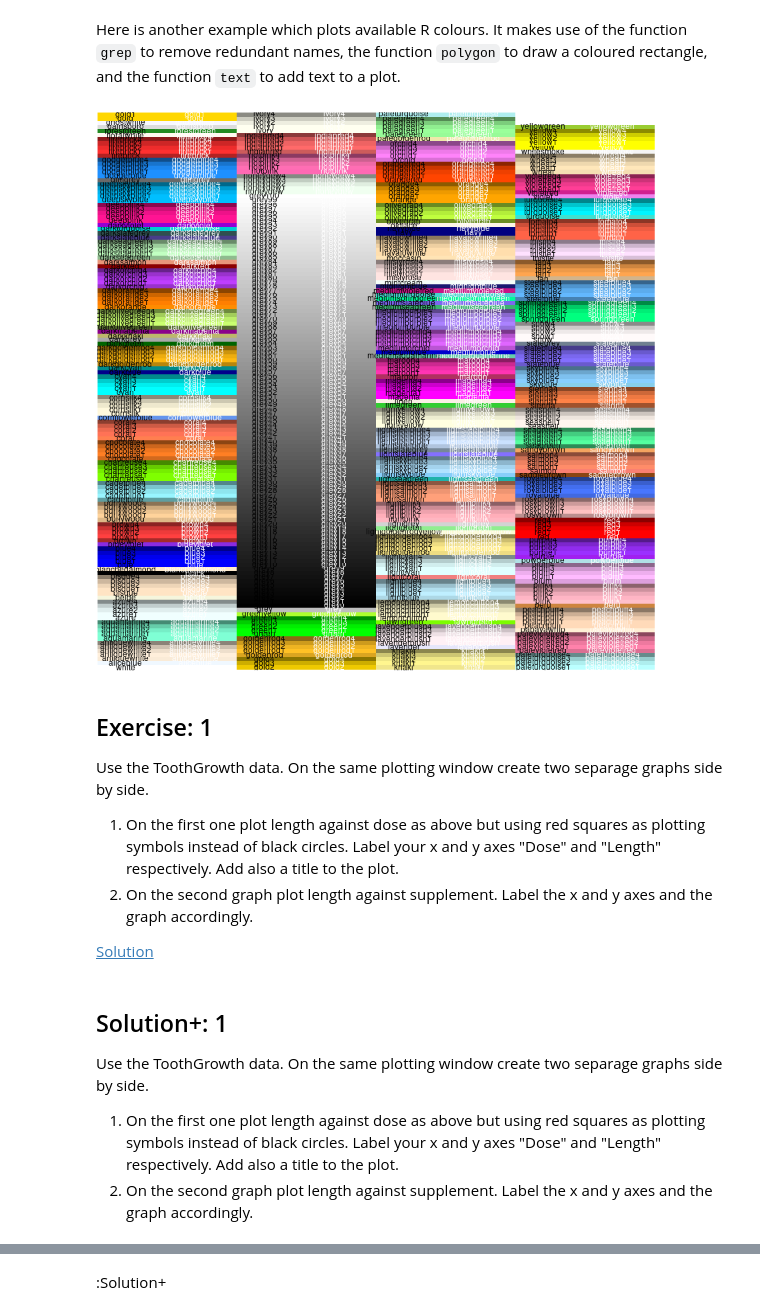
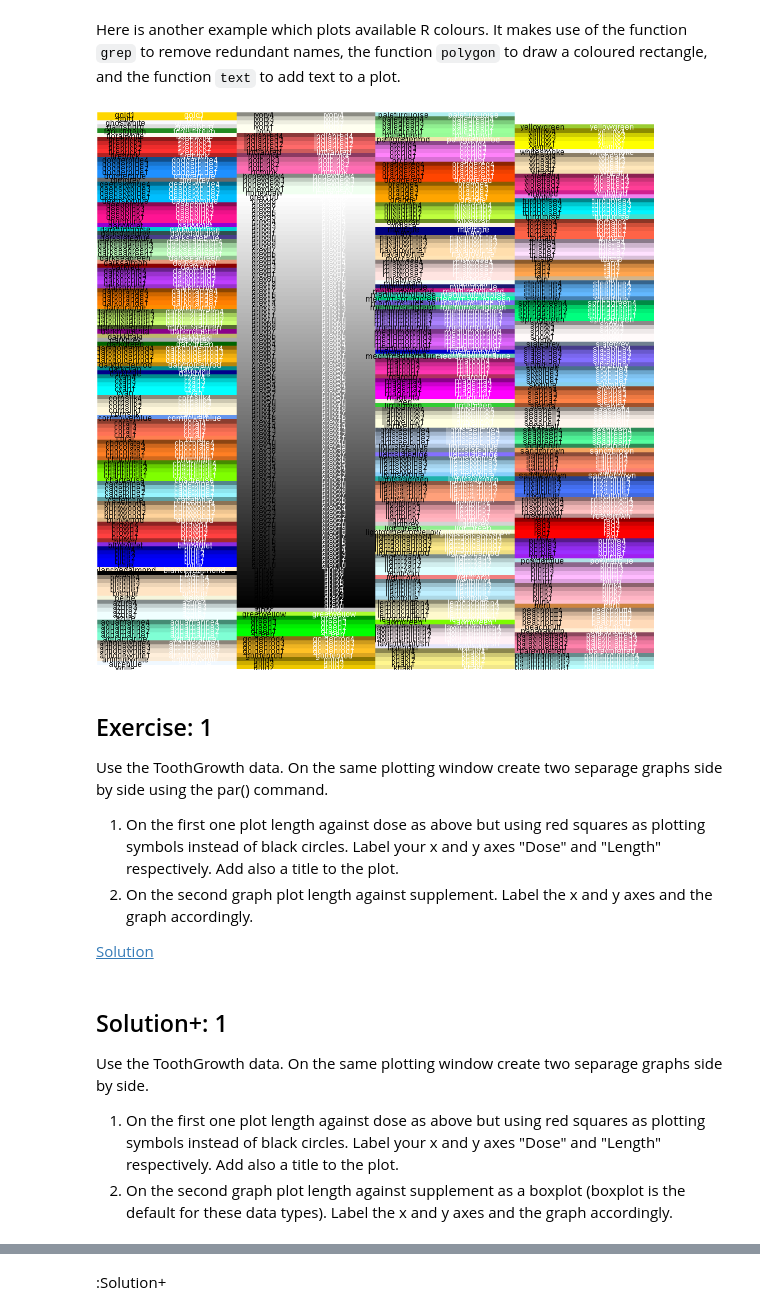
Before and after one commit to JDBetteridge/samba_induction_r, a Jupyter notebook: nbplain/03_graphics.ipynb, the cells around one changed output, grey strips where cells are left out. Cells and saved outputs as stored; diff of their text form; code cells hidden in the pictures.

```diff
--- a/nbplain/03_graphics.ipynb
+++ b/nbplain/03_graphics.ipynb
@@ -72,28 +72,28 @@ Here is another example which plots available R colours. It makes use of the fun
 # %%
 # Uncomment lines to export plots
 
-clall <- colors()
-cl <- grep("gray", clall, value = TRUE, invert = TRUE) # Remove synonym gray
-ncl <- length(cl) # Number of colours
-ncol <- 4 # Number of columns
-nrow <- ceiling(ncl/ncol) # Number of rows
+clall = colors()
+cl = grep("gray", clall, value = TRUE, invert = TRUE) # Remove entries containing 'gray' since there are duplicates with 'grey'
+ncl = length(cl) # Number of colours
+ncol = 4 # Number of columns
+nrow = ceiling(ncl/ncol) # Number of rows
 # pdf("Rcols.pdf", width = 7, height = 30)
 par(mar = c(.1, .1, .1, .1), ann = FALSE, xaxs = "i", yaxs = "i") # Conserve space
 plot(c(0,ncol), c(0,nrow), type = "n", axes = FALSE) # Draw the plot area, plot nothing
 for (i in 1:ncl) {
-  row <- (i-1) %% nrow        # Row position
-  col <- ceiling(i/nrow) - 1  # Column position
+  row = (i-1) %% nrow        # Row position
+  col = ceiling(i/nrow) - 1  # Column position
   polygon(c(0, 0, 1, 1) + col, c(0, 1, 1, 0) + row , col = cl[i], border = NA) # Draw a coloured box
   text(.2 + col, .5 + row , cl[i], col = "black", cex = .6) # Display colour name
   text(.7 + col, .5 + row, cl[i], col = "white", cex = .6)  # Display colour name
 }
-# dev.off()
+#dev.off()
 # %% [output]
-[figure, old version]
+[figure, new version]
 # %% [markdown]
 ## Exercise: 1
 Use the ToothGrowth data.
-On the same plotting window create two separage graphs side by side.
+On the same plotting window create two separage graphs side by side using the par() command.
 1. On the first one plot length against dose as above but using red squares as plotting symbols instead of black circles. Label your x and y axes "Dose" and "Length" respectively. Add also a title to the plot.
 2. On the second graph plot length against supplement. Label the x and y axes and the graph accordingly.
 
@@ -103,7 +103,7 @@ On the same plotting window create two separage graphs side by side.
 Use the ToothGrowth data.
 On the same plotting window create two separage graphs side by side.
 1. On the first one plot length against dose as above but using red squares as plotting symbols instead of black circles. Label your x and y axes "Dose" and "Length" respectively. Add also a title to the plot.
-2. On the second graph plot length against supplement. Label the x and y axes and the graph accordingly.
+2. On the second graph plot length against supplement as a boxplot (boxplot is the default for these data types). Label the x and y axes and the graph accordingly.
 # %%
 par(mfrow = c(1, 2))
 plot(dose, len, type = "p", pch = 0, col = "red", xlab = "Dose", ylab = "Length", main = "Length vs Dose")
```
Also changed, not shown: parts of 13 cells of this notebook, 7 other files.
